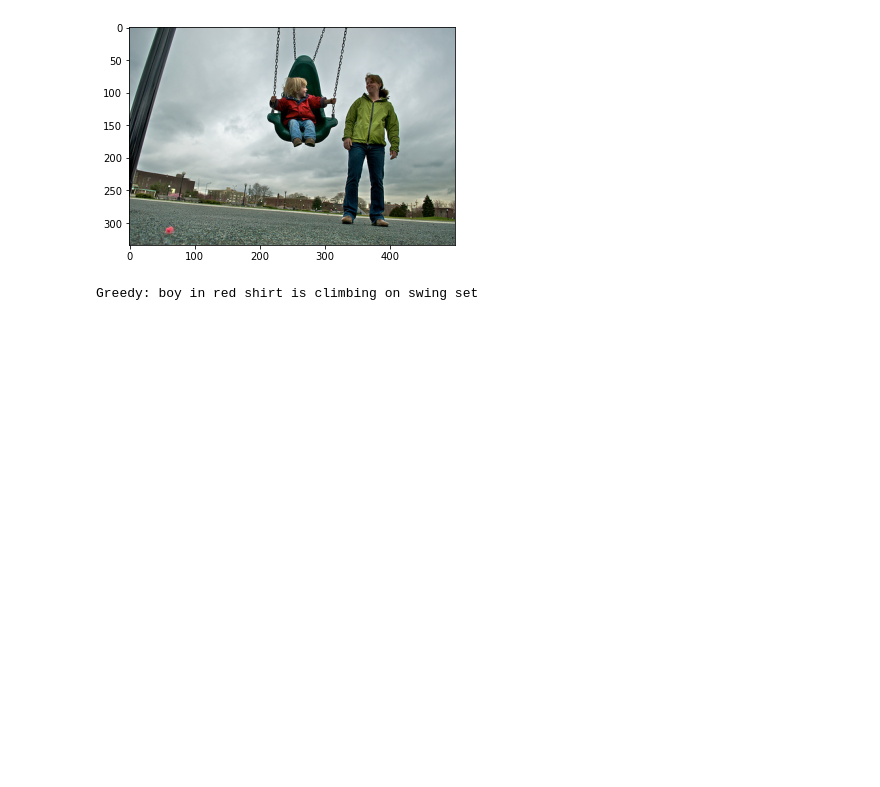
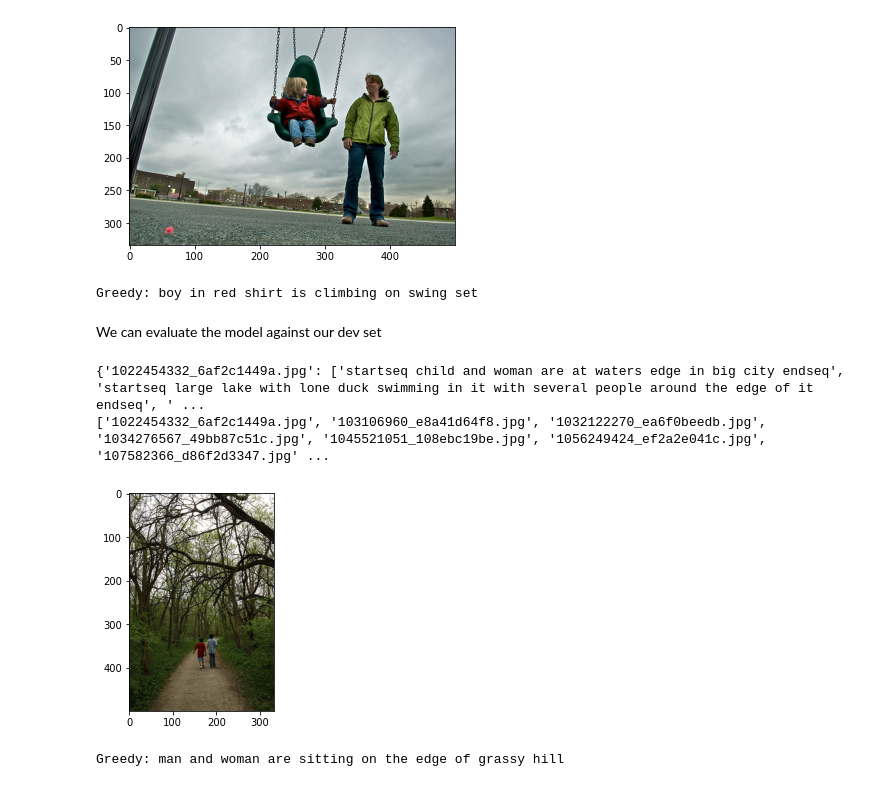
Before and after one commit to justinaung/DL-AT3, a Jupyter notebook: notebooks/image_captioning_baseline.ipynb, the cells around one changed output. Cells and saved outputs as stored; diff of their text form; code cells hidden in the pictures; blank space fills up the shorter version.

Commit message:
updated base model notebook and added generated clean data files

```diff
--- a/notebooks/image_captioning_baseline.ipynb
+++ b/notebooks/image_captioning_baseline.ipynb
@@ -519,6 +770,6 @@ Epoch 1/1
 # %%
 for i in range(epochs):
-    generator = data_generator(train_descriptions, train_features, wordtoix, max_length, number_pics_per_bath)
+    generator = data_generator(train_descriptions, train_features, wordtoix, max_length, number_pics_per_batch)
     model.fit_generator(generator, epochs=1, steps_per_epoch=steps, verbose=1)
     model.save('./model_weights/model_' + str(i) + '.h5')
 # %% [output]
@@ -550,5 +795,0 @@ steps = len(train_descriptions)//number_pics_per_bath
-# %%
-for i in range(epochs):
-    generator = data_generator(train_descriptions, train_features, wordtoix, max_length, number_pics_per_bath)
-    model.fit_generator(generator, epochs=1, steps_per_epoch=steps, verbose=1)
-    #model.save('./model_weights/model_' + str(i) + '.h5')
@@ -577,13 +804,11 @@ Epoch 1/1
 model.save_weights('./model_weights/model_30.h5')
 # %%
 model.load_weights('./model_weights/model_30.h5')
-# %%
-images = '../Flicker8k_Dataset/'
 # %%
 with open("Pickle/encoded_test_images.pkl", "rb") as encoded_pickle:
     encoding_test = load(encoded_pickle)
 # %%
-def greedySearch(photo):
+def greedySearch(photo, model):
     in_text = 'startseq'
     for i in range(max_length):
         sequence = [wordtoix[w] for w in in_text.split() if w in wordtoix]
@@ -609,3 +834,21 @@ print("Greedy:",greedySearch(image))
 # %% [output]
 [figure]
 Greedy: boy in red shirt is climbing on swing set
+# %% [markdown]
+We can evaluate the model against our dev set
+# %%
+print(dev_descriptions)
+print(sorted(dev_images))
+# %% [output]
+{'1022454332_6af2c1449a.jpg': ['startseq child and woman are at waters edge in big city endseq', 'startseq large lake with lone duck swimming in it with several people around the edge of it endseq', ' ...
+['1022454332_6af2c1449a.jpg', '103106960_e8a41d64f8.jpg', '1032122270_ea6f0beedb.jpg', '1034276567_49bb87c51c.jpg', '1045521051_108ebc19be.jpg', '1056249424_ef2a2e041c.jpg', '107582366_d86f2d3347.jpg' ...
+# %%
+pic = list(encoding_dev.keys())[7]
+image = encoding_dev[pic].reshape((1,2048))
+x=plt.imread(images+pic)
+plt.imshow(x)
+plt.show()
+print("Greedy:",greedySearch(image, model))
+# %% [output]
+[figure, added]
+Greedy: man and woman are sitting on the edge of grassy hill
```
Also changed, not shown: parts of 109 cells of this notebook, 6 other files.
